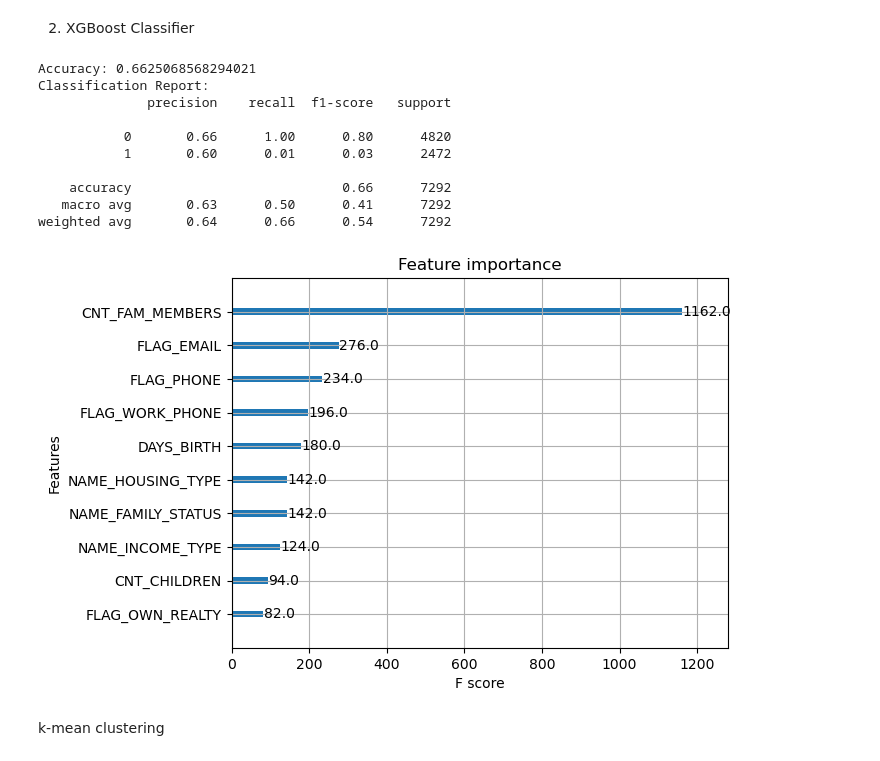
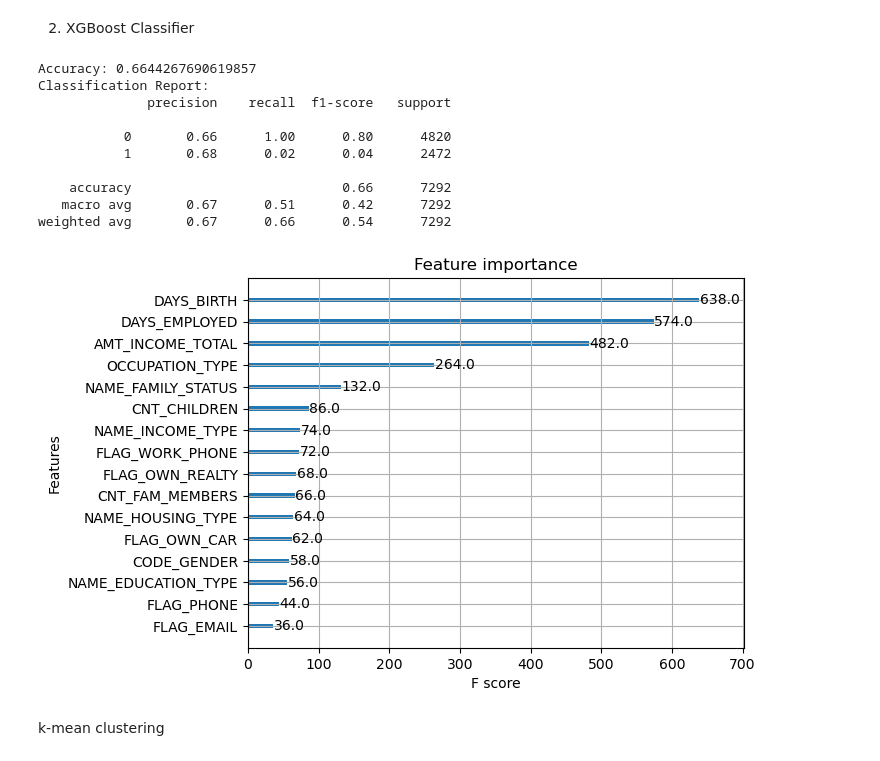
Before and after one commit to chcui23/credit-risk-prediction, a Jupyter notebook: credit-risk-prediction.ipynb, the cells around one changed output. Cells and saved outputs as stored; diff of their text form; code cells hidden in the pictures.

```diff
--- a/credit-risk-prediction.ipynb
+++ b/credit-risk-prediction.ipynb
@@ -131,9 +133,16 @@ def feature_selection(X_train, X_test, n):
     selected_mask = selector.get_support()
     features = X_train.columns[selected_mask]
 
+    X_train_selected = pd.DataFrame(X_train_selected, columns=features, index=X_train.index)
+    X_test_selected = pd.DataFrame(X_test_selected, columns=features, index=X_test.index)
+
     return X_train_selected, X_test_selected, features
 
+# Show the original features
+original_features = X_train.columns
+print(original_features)
+
 # Choose the top 10 features
-X_train_selected, X_test_selected, features = feature_selection(X_train, X_test, 10)
-print(features)
+X_train_selected, X_test_selected, selected_features = feature_selection(X_train, X_test, 10)
+print(selected_features)
 # %% [output]
@@ -196,50 +197,53 @@ y_test_xgb = y_test.map({'Prime': 0, 'Subprime': 1, 'Super-prime': 2, 'Near-prim
 
 
 # Run XGBoost
-def run_xgboost(X_train, X_test, y_train, y_test, features):
-    #xgb_classifier = xgb.XGBClassifier(objective='multi:softmax', num_class=2, max_depth=4, learning_rate=0.1, n_estimators=100, random_state=2)
+def run_xgboost(X_train, X_test, y_train, y_test):
+    xgb_classifier = xgb.XGBClassifier(objective='multi:softmax', num_class=2, max_depth=4, learning_rate=0.1, n_estimators=100, random_state=2)
+    '''
     xgb_classifier = xgb.XGBClassifier(
         objective='multi:softmax',
         num_class=len(set(y_train)),
         max_depth=4,
         learning_rate=0.1,
         n_estimators=100,
         random_state=2
     )
+    '''
     xgb_classifier.fit(X_train, y_train)
 
     y_pred = xgb_classifier.predict(X_test)
 
     accuracy = accuracy_score(y_test, y_pred)
     report = classification_report(y_test, y_pred)
 
     print("Accuracy:", accuracy)
     print("Classification Report:")
     print(report)
 
 
-    #xgb.plot_importance(xgb_classifier)
-    #plt.gca().set_yticklabels(features)
+    xgb.plot_importance(xgb_classifier)
+    # plt.gca().set_yticklabels(features)
+    '''
     importance_plt = xgb.plot_importance(xgb_classifier)
     plt.gca().set_yticklabels(features[:len(importance_plt.get_yticklabels())])
+    '''
     plt.show()
 
     return accuracy, report
 
-xgb_accuracy, xrb_report = run_xgboost(X_train_selected, X_test_selected,
-                                       y_train_xgb, y_test_xgb, features)
+xgb_accuracy, xrb_report = run_xgboost(X_train, X_test, y_train_xgb, y_test_xgb)
 # %% [output]
-Accuracy: 0.6625068568294021
+Accuracy: 0.6644267690619857
 Classification Report:
               precision    recall  f1-score   support
 
            0       0.66      1.00      0.80      4820
-           1       0.60      0.01      0.03      2472
+           1       0.68      0.02      0.04      2472
 
     accuracy                           0.66      7292
-   macro avg       0.63      0.50      0.41      7292
-weighted avg       0.64      0.66      0.54      7292
+   macro avg       0.67      0.51      0.42      7292
+weighted avg       0.67      0.66      0.54      7292
-[figure, old version]
+[figure, new version]
 # %% [markdown]
 k-mean clustering
 # %%
```
Also changed, not shown: parts of 6 cells of this notebook.
